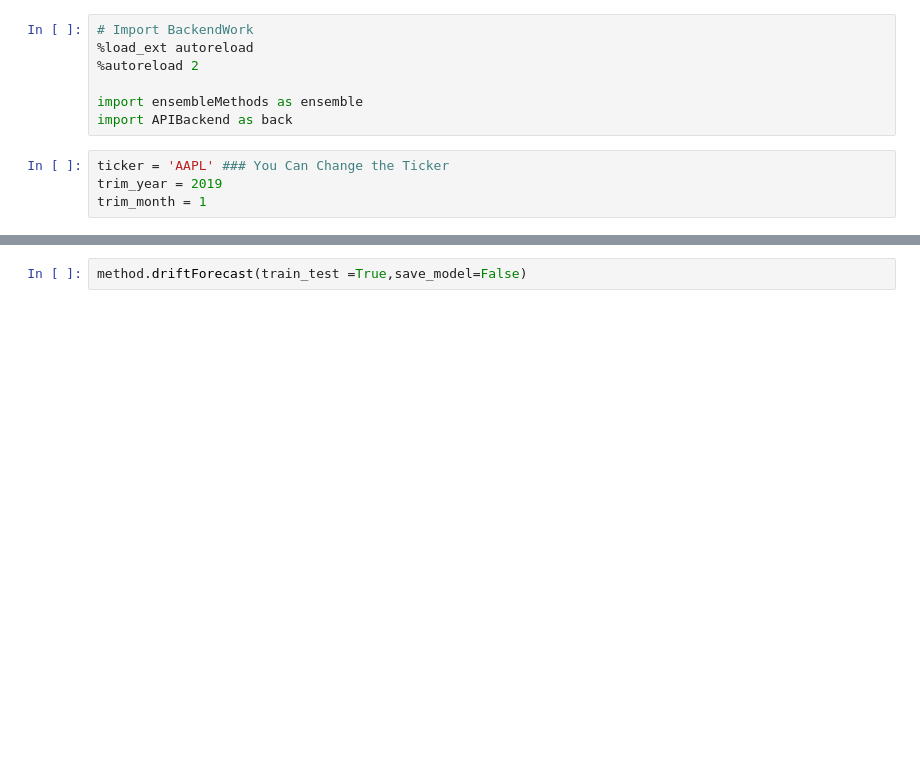
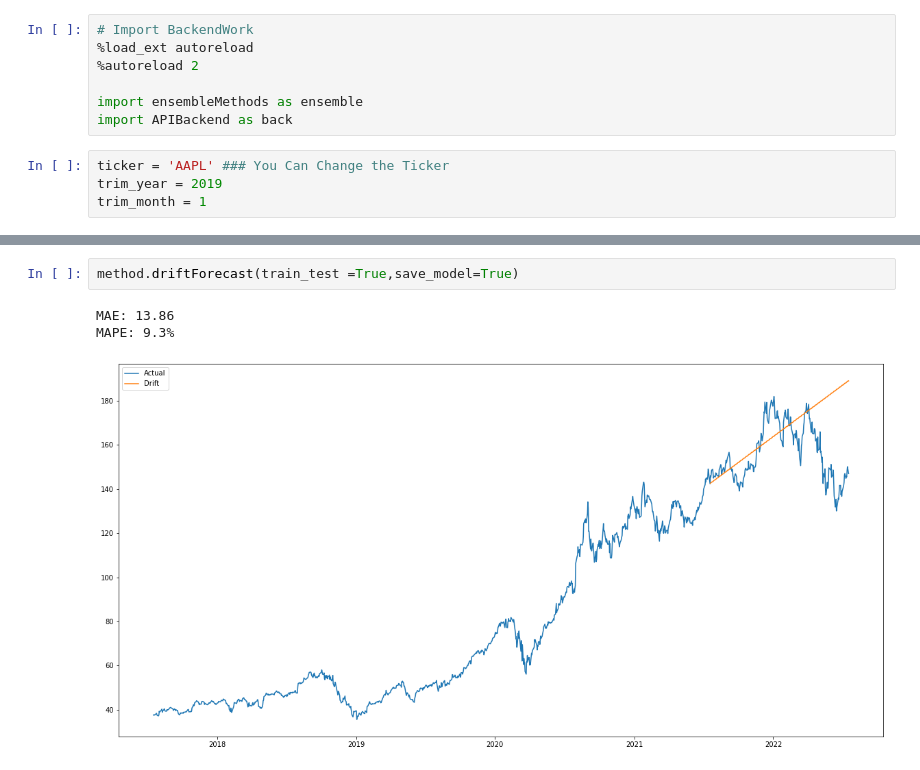
Before and after one commit to Admar17/StockForecaster, a Jupyter notebook: EnsembleMethod.ipynb, the cells around one changed output, grey strips where cells are left out. Cells and saved outputs as stored; diff of their text form; blank space fills up the shorter version.

```diff
--- a/EnsembleMethod.ipynb
+++ b/EnsembleMethod.ipynb
@@ -16,4 +23,8 @@ method.naiveSeasonalForecast(train_test =True, save_model=True)
 # %%
-method.driftForecast(train_test =True,save_model=False)
+method.driftForecast(train_test =True,save_model=True)
+# %% [output]
+MAE: 13.86
+MAPE: 9.3%
+[figure, added]
 # %%
 method.naiveForecast(train_test =True,save_model=True)
```
Also changed, not shown: parts of 8 cells of this notebook, 2 other files.
